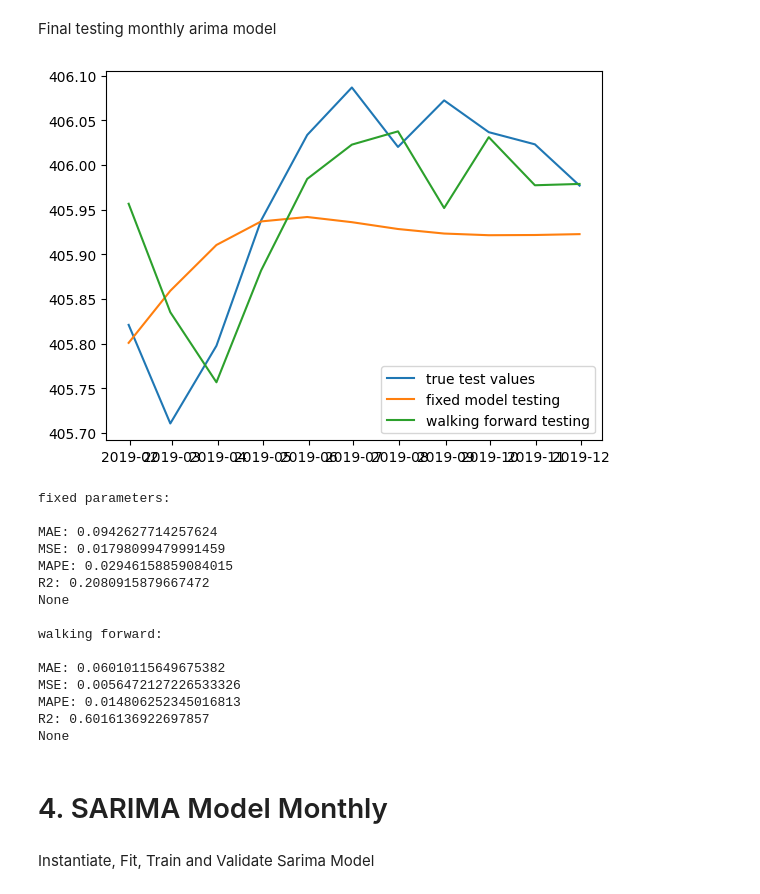
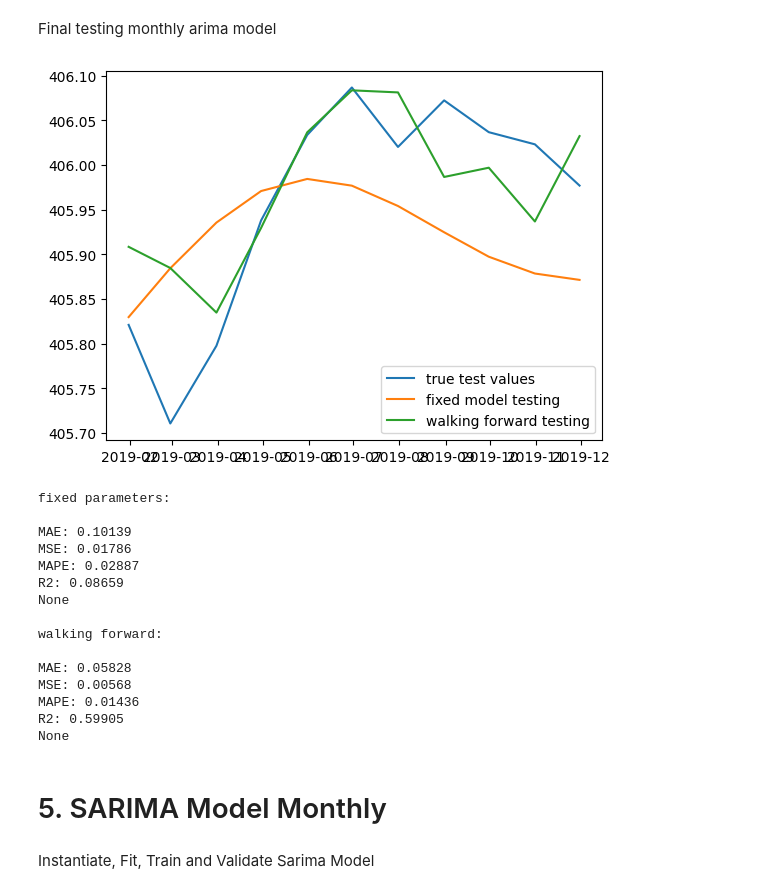
Before and after one commit to kaebry/DSF, a Jupyter notebook: Code/Arima-Sarima_walking_forward.ipynb, the cells around one changed output. Cells and saved outputs as stored; diff of their text form; code cells hidden in the pictures.

```diff
--- a/Code/Arima-Sarima_walking_forward.ipynb
+++ b/Code/Arima-Sarima_walking_forward.ipynb
@@ -67,20 +70,20 @@ def mean_errors(actual, pred):
     MSE = np.square(np.subtract(actual,pred)).mean()
     MAPE = np.mean(np.abs((actual - pred) / actual)) * 100
     R2_score = r2_score(actual, pred)
-    return print("MAE: {} \nMSE: {} \nMAPE: {} \nR2: {}".format(MAE, MSE, MAPE, R2_score))
+    return print("MAE: {:.5f} \nMSE: {:.5f} \nMAPE: {:.5f} \nR2: {:.5f}".format(MAE, MSE, MAPE, R2_score))
 # %%
 # function for Arima model with walking forward validation
 
 def walk_forward_validation_ARIMA(train, test, order):     # takes train and test data as well as the order parameters p,d,q as arguments
-    window=1 # setting the prediction steps to one month
-    forecast_series = pd.DataFrame(index=test.index, columns=[x for x in range(window)]) #create an empty dataframe for storing the forecasts in with length of validation dataset
+    steps=1 # setting the prediction steps to one month
+    forecast_series = pd.DataFrame(index=test.index, columns=[x for x in range(steps)]) #create an empty dataframe for storing the forecasts in with length of validation dataset
 
     # loop over the timespan of the validation data, predicting the next observation, retraining the model, store the forecasts in the dedicated dataframe and add the actual value
     # of the prediction to the trainings data to constantly train the model after each step
     training_data = train.copy()
     for i in test.index:
         model = ARIMA(training_data, order=order).fit()
-        forecast_series.loc[i] = model.forecast(window)[0]
+        forecast_series.loc[i] = model.forecast(steps)[0]
         training_data.loc[i] = test.loc[i]
         columns = [f'yt+{x}' for x in forecast_series.columns]
     forecast_series.columns = columns
@@ -190,9 +193,12 @@ Instantiate, train and validate model with walking forward
 # instantiate and fit arima model manually with parameters
 # optimize for model with the lowest mean errors and the highest R2
 # since the monthly data was non-stationary we chose d=1 to difference the data once
-# the first two lags of the PACF curve had significant autocorrelation (one positive and one negative)  which is why we set p=2 and q=1
+# the first two lags of the PACF curve had significant autocorrelation (one positive and one negative)  which is why we set p=2 and q=2
+# We also selcted our models parameters p and q by optimzing towards the lowest AIC values (we used this approach for the other models that follow in this notebook)
+# We also tried to select our models with the Auto Arima function, but it turned out that we can reach lower AIC values and error measures by manually adjusting the parameters
 
-wf_arima_preds, arima_model_m= walk_forward_validation_ARIMA(train_val, test_val, (2,1,1))
+
+wf_arima_preds, arima_model_m= walk_forward_validation_ARIMA(train_val, test_val, (2,1,2))
 
 # plotting actual and predicted water level
 plt.plot(train.index, train)
@@ -201,4 +207,5 @@ plt.show()
 
 # print performance indicators
 print(mean_errors(test_val, wf_arima_preds))
+print("AIC: {:.2f}".format(arima_model_m.aic))
 # %% [output]
@@ -214,52 +222,52 @@ Final testing monthly arima model
 # we are using the final testset to test the models performance for unseen data from the year 2019. This way we want to simulate how the model would perform in the real world
 
 # we are using two approaches:
 # the first one forcasts the water level for 2019 while using the walking forward approach. While we are using the model that we trained before (same parameters), we are updating
 # the data after each prediction step. This approach would simulate a model that evolves with new data and renders thus more robust results
 
 # on the other hand we are comparing our model´s performance if we would take the model but do not feed new data to the model after each prediction (after each month). We are
 # rather forecasting with the fixed parameters over a longer period (in this case for the year 2019). Since we are not regularly updating our data, this predictions are less
 # precise as one can see by comparing the error measures and plots
 
 # forecast using walking forward with updating data
-forecast_arima_monthly_wf, a = walk_forward_validation_ARIMA(train, test, (2,1,1))
+forecast_arima_monthly_wf, a = walk_forward_validation_ARIMA(train, test, (2,1,2))
 
 # forecast using the fixed model without walking forward
 forecast_arima_monthly = arima_model_m.forecast(len(test))
 
 # plotting actual and forcasted water level for 2019
 plt.plot(test.index, test, label="true test values")
 plt.plot(test.index, forecast_arima_monthly, label="fixed model testing")
 plt.plot(test.index, forecast_arima_monthly_wf, label="walking forward testing")
 plt.legend()
 plt.show()
 
 # print performance indicators
 print("fixed parameters: \n")
 print(mean_errors(test, forecast_arima_monthly),"\n")
 print("walking forward: \n")
 print(mean_errors(test, forecast_arima_monthly_wf))
 
 # As expected the walking forward model performs better than the fixed model and is more able to predict the true variations in the water level
 # %% [output]
-[figure, old version]
+[figure, new version]
 fixed parameters:
 
-MAE: 0.0942627714257624
-MSE: 0.01798099479991459
-MAPE: 0.02946158859084015
-R2: 0.2080915879667472
+MAE: 0.10139
+MSE: 0.01786
+MAPE: 0.02887
+R2: 0.08659
 None
 
 walking forward:
 
-MAE: 0.06010115649675382
-MSE: 0.0056472127226533326
-MAPE: 0.014806252345016813
-R2: 0.6016136922697857
+MAE: 0.05828
+MSE: 0.00568
+MAPE: 0.01436
+R2: 0.59905
 None
 # %% [markdown]
-# 4. SARIMA Model Monthly
+# 5. SARIMA Model Monthly
 # %% [markdown]
 Instantiate, Fit, Train and Validate Sarima Model
 # %%
```
Also changed, not shown: parts of 15 cells of this notebook, 2 other files.
